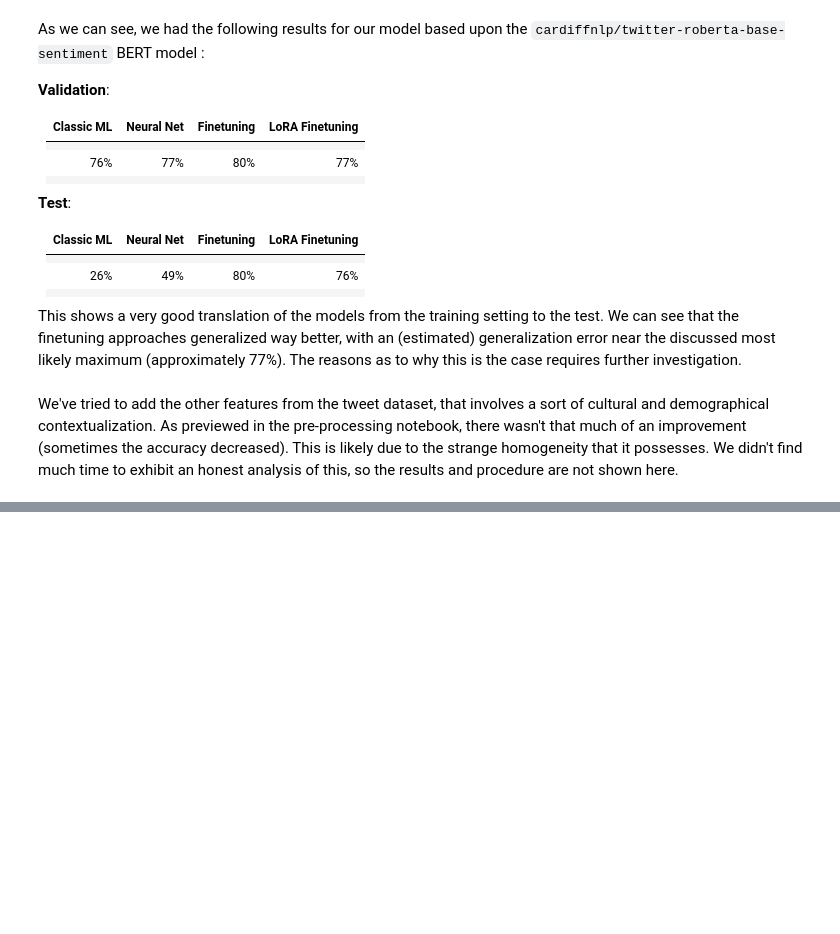
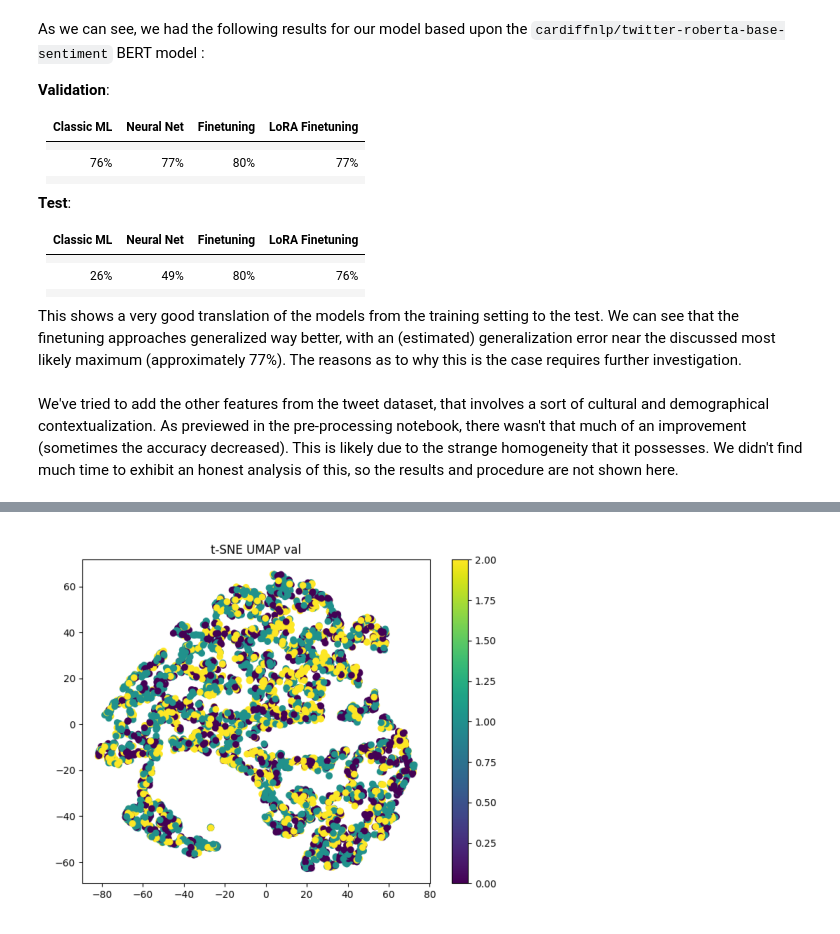
Before and after one commit to DiegoFleury/MI201-groupe-4, a Jupyter notebook: notebooks/classification.ipynb, the cells around one changed output, grey strips where cells are left out. Saved outputs shown, nothing was run; the diff lists cells and outputs as text; code cells hidden in the pictures; blank space fills up the shorter version.

```diff
--- a/notebooks/classification.ipynb
+++ b/notebooks/classification.ipynb
@@ -1213,0 +1230,9 @@ We've tried to add the other features from the tweet dataset, that involves a so
+# %%
+image_path = os.path.join(BERT_experiment_path, "valBERT_tsne.png")
+image = Image.open(image_path)
+
+plt.imshow(image)
+plt.axis("off")
+plt.show()
+# %% [output]
+[figure, added]
```
Also changed, not shown: parts of 14 cells of this notebook.
